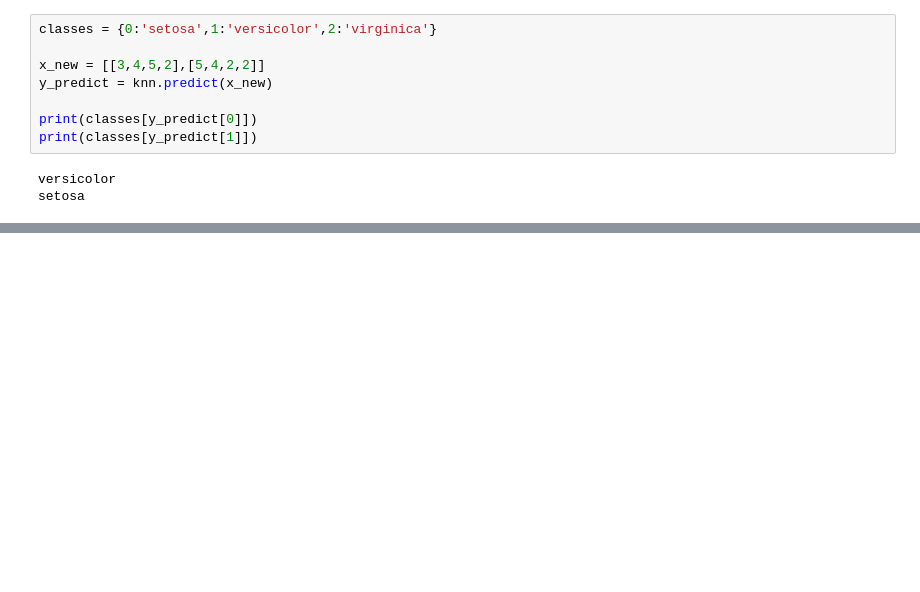
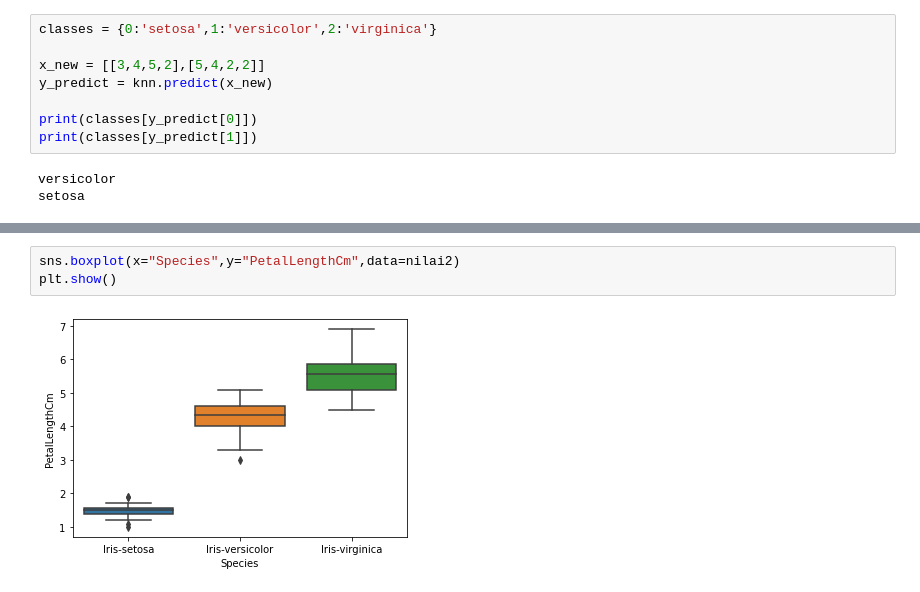
Before and after one commit to ZuniAmandaDewi/datamining, a Jupyter notebook: _sources/tugas_pendat/Tugas.ipynb, the cells around one changed output, grey strips where cells are left out. Cells and saved outputs as stored; diff of their text form; blank space fills up the shorter version.

```diff
--- a/_sources/tugas_pendat/Tugas.ipynb
+++ b/_sources/tugas_pendat/Tugas.ipynb
@@ -487,0 +715,5 @@ setosa
+# %%
+sns.boxplot(x="Species",y="PetalLengthCm",data=nilai2)
+plt.show()
+# %% [output]
+[figure, added]
```
Also changed, not shown: parts of 37 cells of this notebook, 13 other files.
